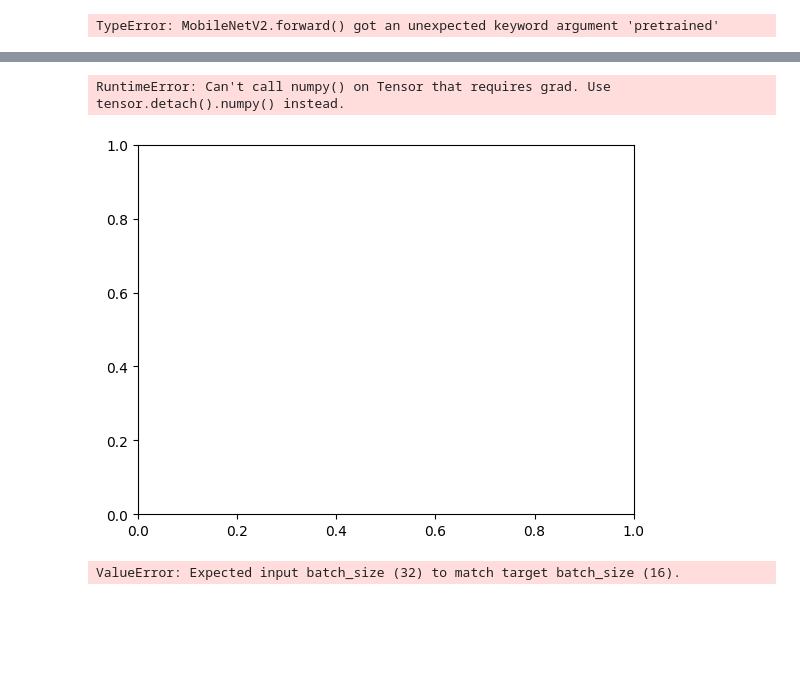
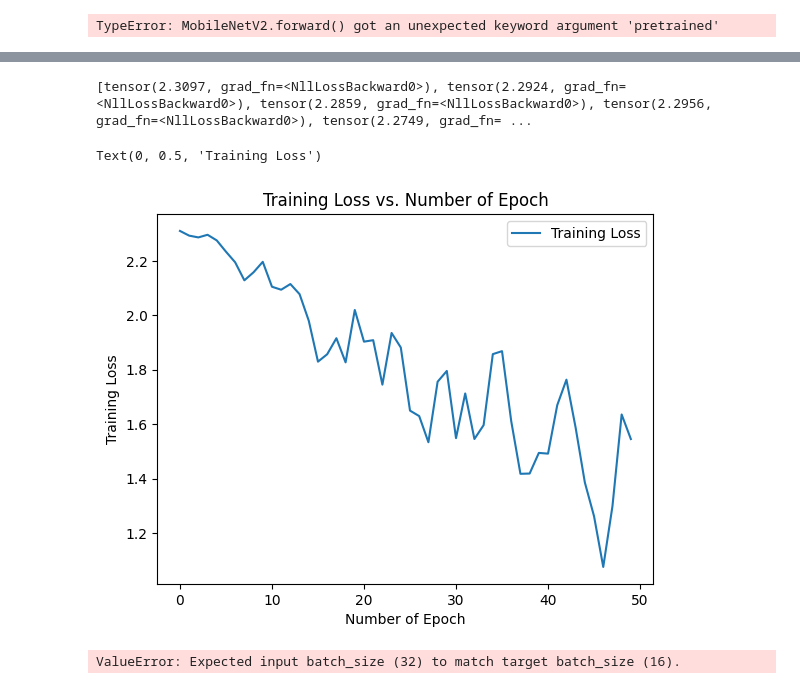
Before and after one commit to igouProto/CSC871-Project, a Jupyter notebook: train.ipynb, the cells around one changed output, grey strips where cells are left out. Cells and saved outputs as stored; diff of their text form; code cells hidden in the pictures; blank space fills up the shorter version.

Commit message:
test train of 3-layer NN

```diff
--- a/train.ipynb
+++ b/train.ipynb
@@ -80,8 +80,8 @@ torch.Size([60000, 1, 28, 28]) (60000,) torch.Size([10000, 1, 28, 28]) (10000,)
 # tweakable hyperparameters for the model
 # loss function and optimizer are placed in the training cell
 batch_size = 32
-num_of_epochs = 10
-learning_rate = 0.001
+num_of_epochs = 50
+learning_rate = 0.0001
 neurons_per_layer = 128 # for the hidden layers
 
 numbers_of_layers = 3 # num of hidden layers excl. the input and output layers
@@ -236,13 +236,15 @@ Epoch: 050/050 | Batch 1874/1875 | Train Loss: 0.20
 # %%
+print(epoch_losses)
 # training loss plot
-plt.plot(epoch_losses)
+plt.plot([loss.detach().numpy() for loss in epoch_losses])
 plt.legend(["Training Loss"])
 plt.title("Training Loss vs. Number of Epoch")
 plt.xlabel("Number of Epoch")
 plt.ylabel("Training Loss")
 # %% [output]
-RuntimeError: Can't call numpy() on Tensor that requires grad. Use tensor.detach().numpy() instead.
+[tensor(2.3097, grad_fn=<NllLossBackward0>), tensor(2.2924, grad_fn=<NllLossBackward0>), tensor(2.2859, grad_fn=<NllLossBackward0>), tensor(2.2956, grad_fn=<NllLossBackward0>), tensor(2.2749, grad_fn= ...
+Text(0, 0.5, 'Training Loss')
-[figure, old version]
+[figure, new version]
 # %%
 val_loss = []
 total_loss = 0
```
Also changed, not shown: parts of 1 cell of this notebook, 1 other file.
